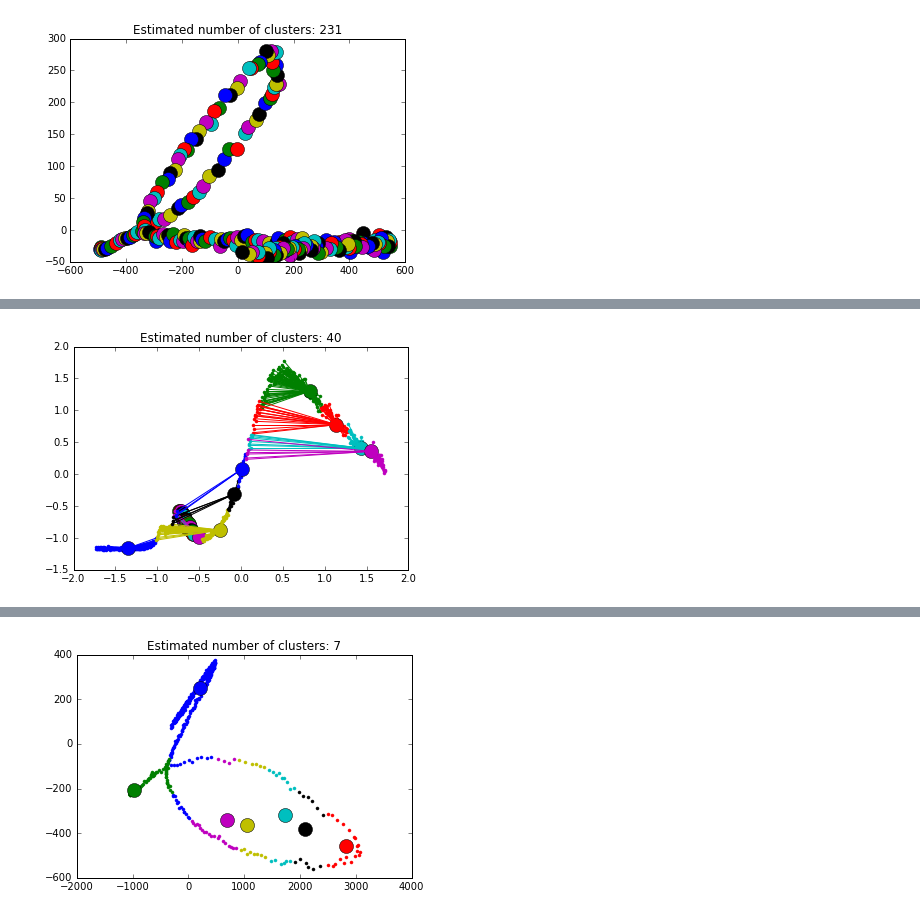
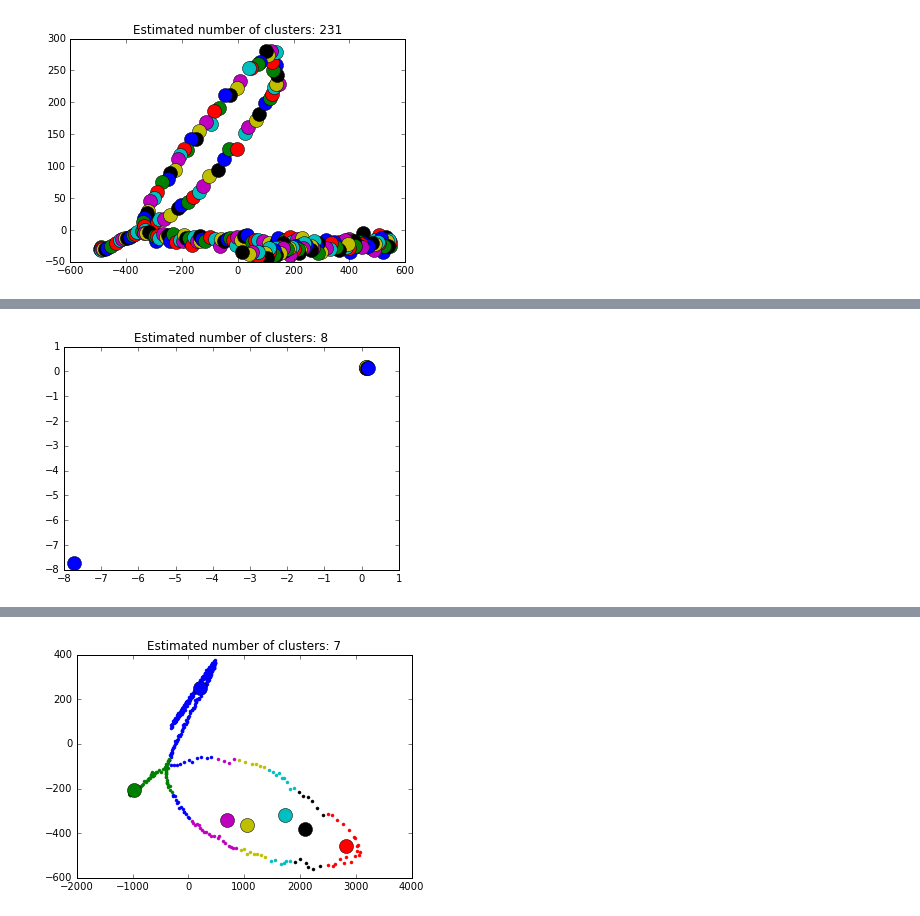
Before and after one commit to cito125/Elementary-Quantum-Computations, a Jupyter notebook: ExploratoryDataAnalysis.ipynb, the cells around one changed output, grey strips where cells are left out. Drawn from its saved outputs; the diff is of its cells as text; code cells hidden in the pictures.

Commit message:
cluster dataframe transposes

```diff
--- a/ExploratoryDataAnalysis.ipynb
+++ b/ExploratoryDataAnalysis.ipynb
@@ -301,5 +356,4 @@ affinityPropagation(scale(dfDepWS20_1mW2s))
 # %%
-
-affinityPropagation(scale(dfDepWS20_2mW2S))
+affinityPropagation(scale(dfDepWS20_2mW2S.transpose()))
 # %% [output]
-[figure, old version]
+[figure, new version]
```
Also changed, not shown: parts of 68 cells of this notebook.
